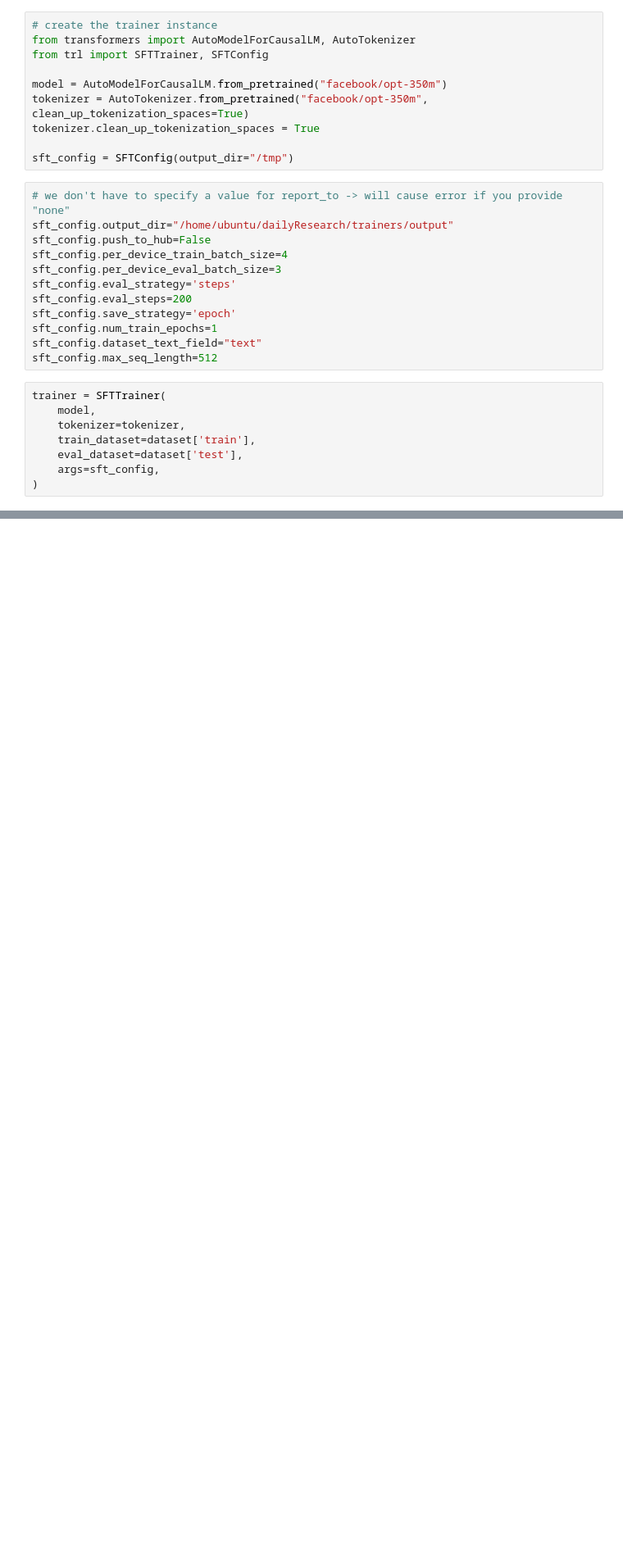
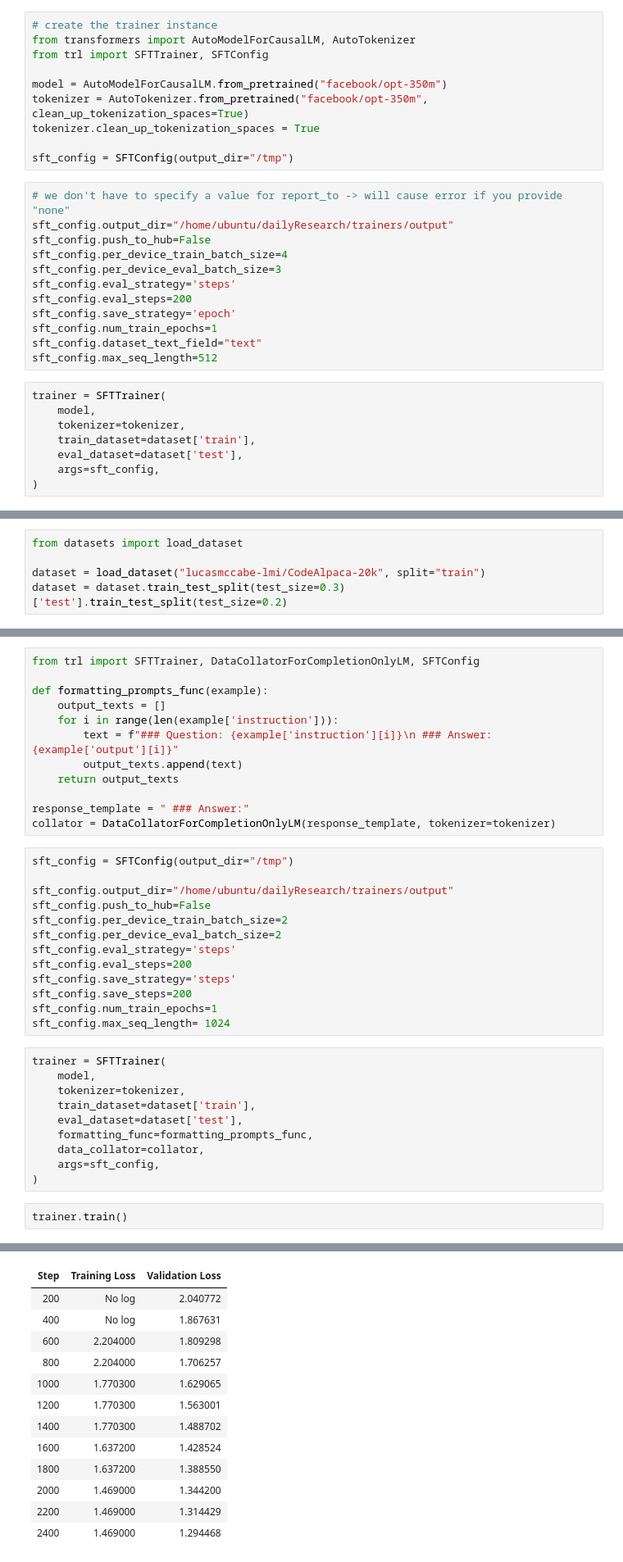
Before and after one commit to ramyagirish/dailyResearch, a Jupyter notebook: trainers/notebooks/SFTTrainer.ipynb, the cells around one changed output, grey strips where cells are left out. Shown at 82% size. Drawn from its saved outputs; the diff is of its cells as text; blank space fills up the shorter version.

Commit message:
add more code to trainers

```diff
--- a/trainers/notebooks/SFTTrainer.ipynb
+++ b/trainers/notebooks/SFTTrainer.ipynb
@@ -88,0 +183,5 @@ trainer.train()
+# %%
+from datasets import load_dataset
+
+dataset = load_dataset("lucasmccabe-lmi/CodeAlpaca-20k", split="train")
+dataset = dataset.train_test_split(test_size=0.3)['test'].train_test_split(test_size=0.2)
@@ -88,0 +207,38 @@ trainer.train()
+# %%
+from trl import SFTTrainer, DataCollatorForCompletionOnlyLM, SFTConfig
+
+def formatting_prompts_func(example):
+    output_texts = []
+    for i in range(len(example['instruction'])):
+        text = f"### Question: {example['instruction'][i]}\n ### Answer: {example['output'][i]}"
+        output_texts.append(text)
+    return output_texts
+
+response_template = " ### Answer:"
+collator = DataCollatorForCompletionOnlyLM(response_template, tokenizer=tokenizer)
+# %%
+sft_config = SFTConfig(output_dir="/tmp")
+
+sft_config.output_dir="/home/ubuntu/dailyResearch/trainers/output"
+sft_config.push_to_hub=False
+sft_config.per_device_train_batch_size=2
+sft_config.per_device_eval_batch_size=2
+sft_config.eval_strategy='steps'
+sft_config.eval_steps=200
+sft_config.save_strategy='steps'
+sft_config.save_steps=200
+sft_config.num_train_epochs=1
+sft_config.max_seq_length= 1024
+# %%
+trainer = SFTTrainer(
+    model,
+    tokenizer=tokenizer,
+    train_dataset=dataset['train'],
+    eval_dataset=dataset['test'],
+    formatting_func=formatting_prompts_func,
+    data_collator=collator,
+    args=sft_config,
+)
+# %%
+trainer.train()
+# %% [output]
@@ -88,0 +246,13 @@ trainer.train()
+| Step | Training Loss | Validation Loss |
+| 200 | No log | 2.040772 |
+| 400 | No log | 1.867631 |
+| 600 | 2.204000 | 1.809298 |
+| 800 | 2.204000 | 1.706257 |
+| 1000 | 1.770300 | 1.629065 |
+| 1200 | 1.770300 | 1.563001 |
+| 1400 | 1.770300 | 1.488702 |
+| 1600 | 1.637200 | 1.428524 |
+| 1800 | 1.637200 | 1.388550 |
+| 2000 | 1.469000 | 1.344200 |
+| 2200 | 1.469000 | 1.314429 |
+| 2400 | 1.469000 | 1.294468 |
```
Also changed, not shown: parts of 32 cells of this notebook, 1 other file.
